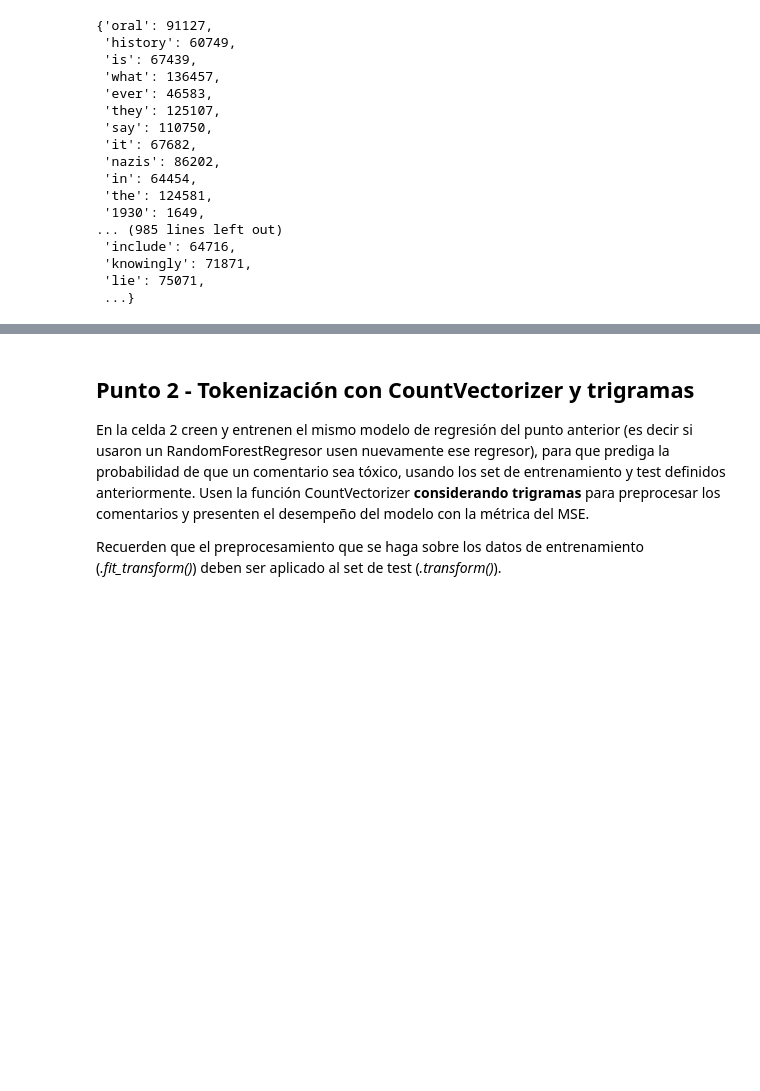
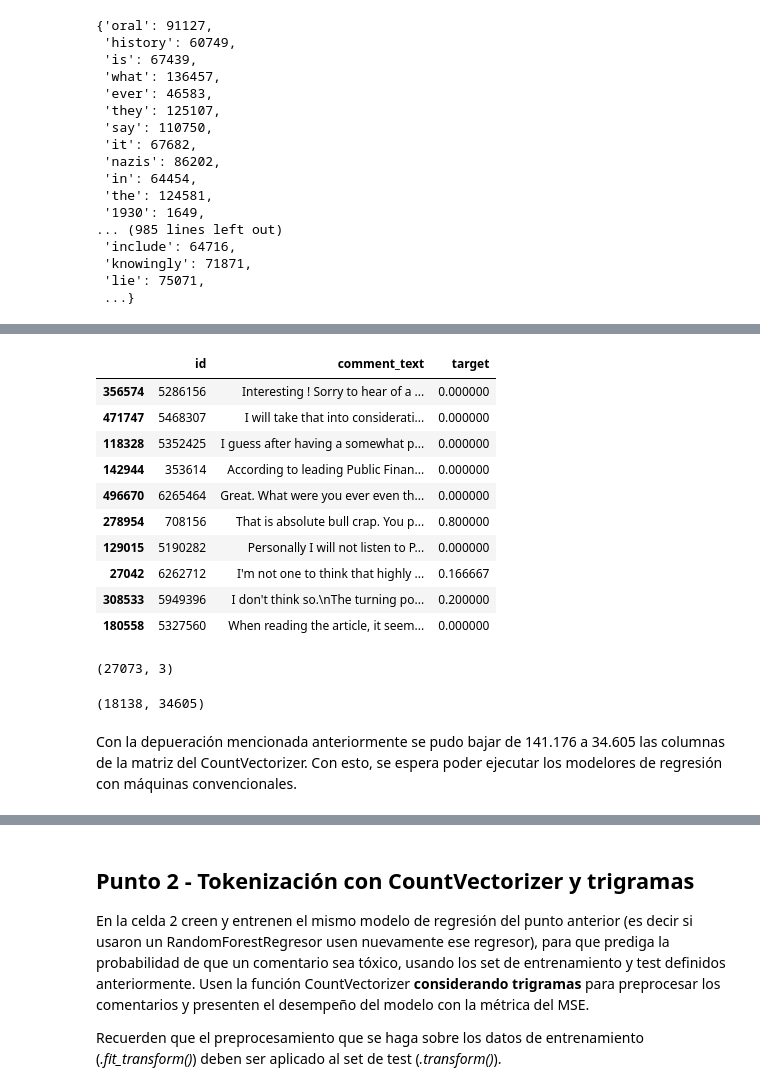
Before and after one commit to DanielEMontero/ML_PLN_GRUPO_02, a Jupyter notebook: 4 Semana/S4TC1_Tokenizacion.ipynb, the cells around one changed output, grey strips where cells are left out. Cells and saved outputs as stored; diff of their text form; code cells hidden in the pictures; blank space fills up the shorter version.

```diff
--- a/4 Semana/S4TC1_Tokenizacion.ipynb
+++ b/4 Semana/S4TC1_Tokenizacion.ipynb
@@ -109,0 +123,19 @@ KeyboardInterrupt:
+# %%
+df_sample = df.sample(frac=0.05, random_state=42)  # 5% aleatorio reproducible
+df_sample.head(10)
+# %% [output]
+|  | id | comment_text | target |
+| 356574 | 5286156 | Interesting ! Sorry to hear of a ... | 0.000000 |
+| 471747 | 5468307 | I will take that into considerati... | 0.000000 |
+| 118328 | 5352425 | I guess after having a somewhat p... | 0.000000 |
+| 142944 | 353614 | According to leading Public Finan... | 0.000000 |
+| 496670 | 6265464 | Great. What were you ever even th... | 0.000000 |
+| 278954 | 708156 | That is absolute bull crap. You p... | 0.800000 |
+| 129015 | 5190282 | Personally I will not listen to P... | 0.000000 |
+| 27042 | 6262712 | I'm not one to think that highly ... | 0.166667 |
+| 308533 | 5949396 | I don't think so.\nThe turning po... | 0.200000 |
+| 180558 | 5327560 | When reading the article, it seem... | 0.000000 |
+# %%
+df_sample.shape
+# %% [output]
+(27073, 3)
@@ -109,0 +165,16 @@ KeyboardInterrupt:
+# %%
+# Separación de variables predictoras (X), solo se considera el texto de la noticia
+X = df_sample.comment_text_cleaned
+# Separación de variable de interés (y)
+y = df_sample.target
+# Separación de datos en set de entrenamiento y test
+X_train, X_test, y_train, y_test = train_test_split(X, y, test_size=0.33, random_state=42)
+# CountVectorizer
+vect_clean = CountVectorizer()
+X_dtm_clean = vect_clean.fit_transform(X_train)
+X_dtm_clean_test = vect_clean.transform(X_test)
+X_dtm_clean.shape
+# %% [output]
+(18138, 34605)
+# %% [markdown]
+Con la depueración mencionada anteriormente se pudo bajar de 141.176 a 34.605 las columnas de la matriz del CountVectorizer. Con esto, se espera poder ejecutar los modelores de regresión con máquinas convencionales.
```
Also changed, not shown: parts of 18 cells of this notebook.
